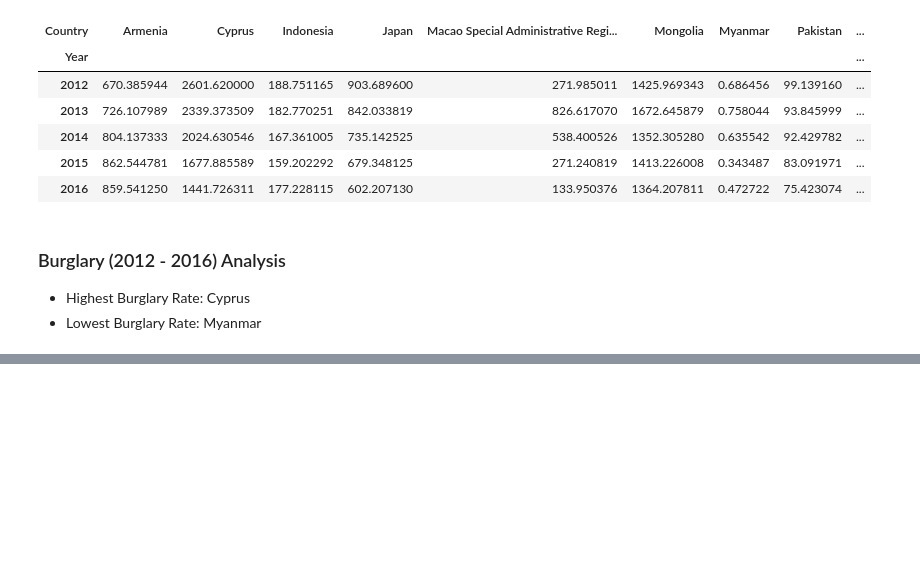
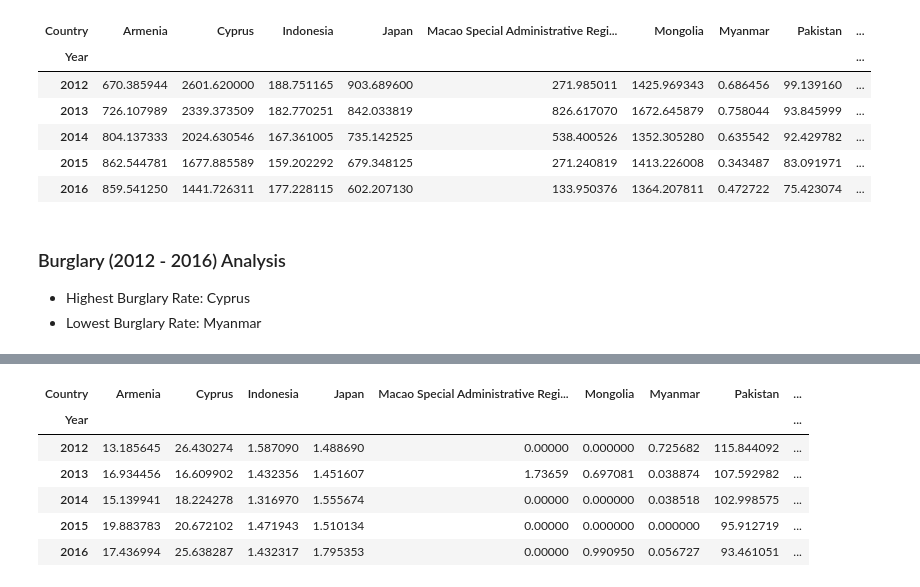
Before and after one commit to martinrein/Crimes-In-Asia-Analysis, a Jupyter notebook: main.ipynb, the cells around one changed output, grey strips where cells are left out. Saved outputs shown, nothing was run; the diff lists cells and outputs as text; code cells hidden in the pictures; blank space fills up the shorter version.

Commit message:
Added Kidnapping Chart and Analysis

```diff
--- a/main.ipynb
+++ b/main.ipynb
@@ -447,0 +551,13 @@ df_burglary
+# %%
+# Display Kidnappaing by Country and Year
+df_kidnapping = pd.pivot_table(df_kidnapping, index='Year', columns='Country', values='Rate', aggfunc=sum, fill_value=0)
+df_kidnapping = df_kidnapping[-6:]
+df_kidnapping
+# %% [output]
+| Country | Armenia | Cyprus | Indonesia | Japan | Macao Special Administrative Regi... | Mongolia | Myanmar | Pakistan | ... |
+| Year |  |  |  |  |  |  |  |  | ... |
+| 2012 | 13.185645 | 26.430274 | 1.587090 | 1.488690 | 0.00000 | 0.000000 | 0.725682 | 115.844092 | ... |
+| 2013 | 16.934456 | 16.609902 | 1.432356 | 1.451607 | 1.73659 | 0.697081 | 0.038874 | 107.592982 | ... |
+| 2014 | 15.139941 | 18.224278 | 1.316970 | 1.555674 | 0.00000 | 0.000000 | 0.038518 | 102.998575 | ... |
+| 2015 | 19.883783 | 20.672102 | 1.471943 | 1.510134 | 0.00000 | 0.000000 | 0.000000 | 95.912719 | ... |
+| 2016 | 17.436994 | 25.638287 | 1.432317 | 1.795353 | 0.00000 | 0.990950 | 0.056727 | 93.461051 | ... |
```
Also changed, not shown: parts of 4 cells of this notebook.
